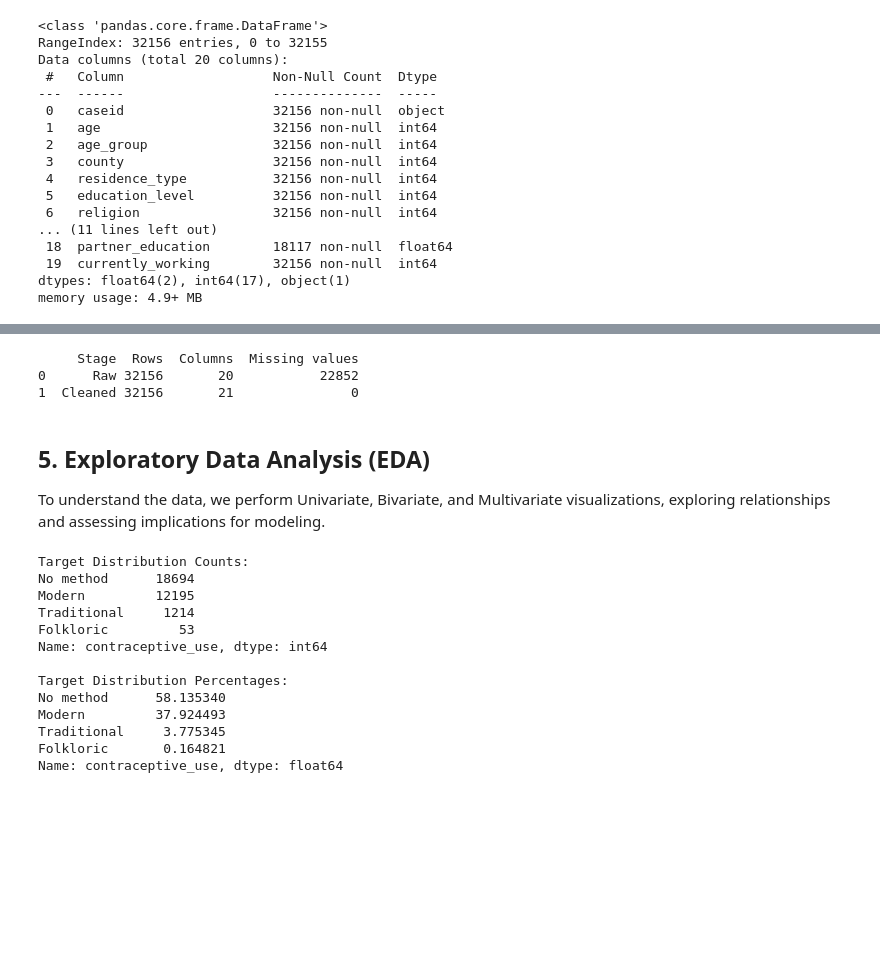
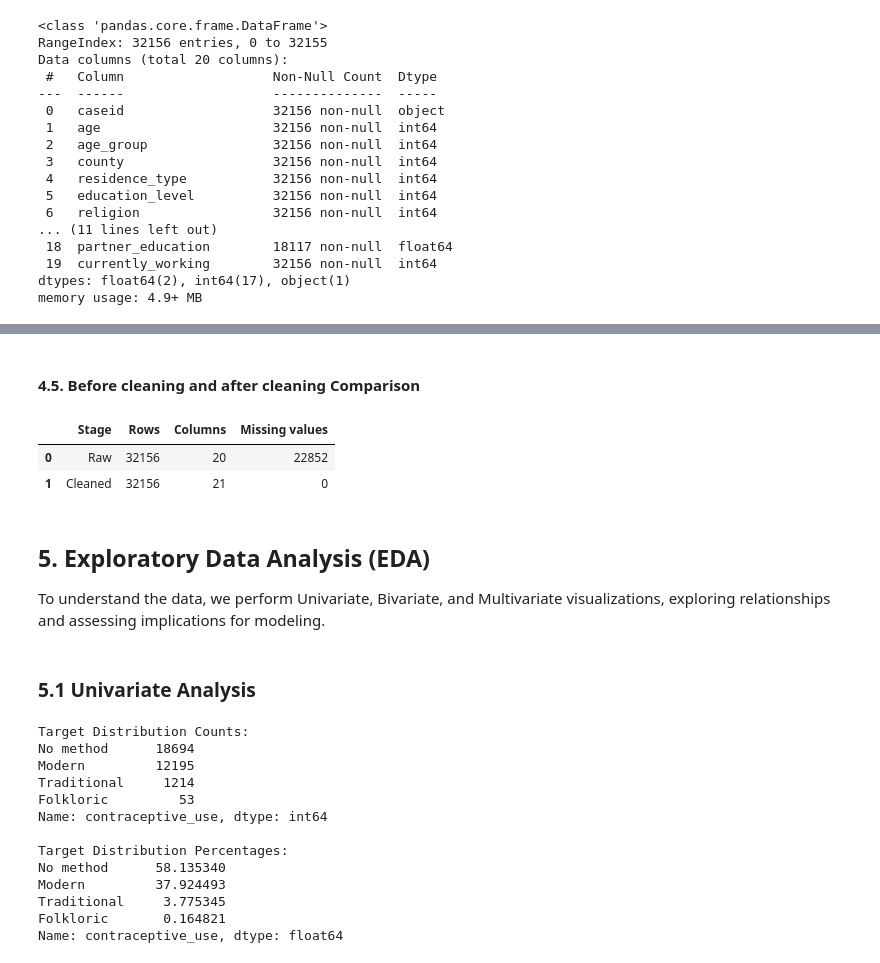
Before and after one commit to symekah1999/Predicting-contraceptive-use-among-women_Capstone-Project-The-Insight-Architects-, a Jupyter notebook: KDHS_2022_Capstone.ipynb, the cells around one changed output, grey strips where cells are left out. Drawn from its saved outputs; the diff is of its cells as text; code cells hidden in the pictures; blank space fills up the shorter version.

Commit message:
Update notebook structure and mapping logic to align with final draft requirements

```diff
--- a/KDHS_2022_Capstone.ipynb
+++ b/KDHS_2022_Capstone.ipynb
@@ -229,6 +260,10 @@ county_map = {1:'Mombasa',2:'Kwale',3:'Kilifi',4:'Tana River',5:'Lamu',6:'Taita
 for col, m in label_maps.items():
     df[col] = df[col].map(m)
 df['county'] = df['county'].map(county_map)
-df['ever_used_contraceptive'] = df['ever_used_contraceptive'].map({0:'Never used', 1:'Used previously', 2:'Currently using'})
 
-print('Categorical codes successfully decoded.')
+# Ever-used (V302A): behavioural pattern variable, decoded for EDA only.
+df['ever_used_contraceptive'] = df['ever_used_contraceptive'].map(
+    {0:'Never used', 1:'Used previously', 2:'Currently using'})
+
+print('Decoded. Example rows:')
+df[['county','education_level','wealth_index','marital_status','contraceptive_use']].head()
@@ -237,12 +282,19 @@ Categorical codes successfully decoded.
 # %%
-# age_first_birth: create flag and fill NaNs
+# --- age_first_birth ---
+# Confirming that every missing value is a woman with no children.
+missing_afb = df['age_first_birth'].isna()
+print('age_first_birth missing:', missing_afb.sum(),
+      '| of those with 0 children:', (df.loc[missing_afb, 'children_ever_born'] == 0).sum())
+
+# Making a yes/no column for "has she ever given birth?", then fill the blank with 0 = "not applicable".
 df['has_given_birth'] = df['age_first_birth'].notna().astype(int)
 df['age_first_birth'] = df['age_first_birth'].fillna(0)
 
-# partner_education: conditional imputation to prevent logical conflicts
-df['partner_education'] = df['partner_education'].map({0: 'No education', 1: 'Primary', 2: 'Secondary', 3: 'Higher'})
-df.loc[(df['partner_education'].isna()) & (df['union_status'] == 'Currently in union'), 'partner_education'] = 'Unknown'
-df['partner_education'] = df['partner_education'].fillna('No partner')
+# --- partner_education ---
+# Turning the codes into labels, and fill the blanks with a clear "No partner" category.
+df['partner_education'] = df['partner_education'].map(
+    {0: 'No education', 1: 'Primary', 2: 'Secondary', 3: 'Higher'}).fillna('No partner')
 
-print('Remaining missing values in dataframe:', int(df.isnull().sum().sum()))
+# Checking: there should now be no missing values left anywhere.
+print('Remaining missing values in full frame:', int(df.isnull().sum().sum()))
 # %% [output]
@@ -250,21 +335,21 @@ Remaining missing values in dataframe: 0
+# %% [markdown]
+#### 4.5. Before cleaning and after cleaning  Comparison
 # %%
-# Post-cleaning assertions
-assert df.isnull().sum().sum() == 0, 'There are still missing values!'
-assert df.shape[0] == 32156, 'Row count changed unexpectedly!'
-
 summary = pd.DataFrame({
     'Stage': ['Raw', 'Cleaned'],
     'Rows': [32156, df.shape[0]],
     'Columns': [20, df.shape[1]],
     'Missing values': [8813+14039, int(df.isnull().sum().sum())],
 })
-print(summary)
+summary
 # %% [output]
-     Stage  Rows  Columns  Missing values
-0      Raw 32156       20           22852
-1  Cleaned 32156       21               0
+|  | Stage | Rows | Columns | Missing values |
+| 0 | Raw | 32156 | 20 | 22852 |
+| 1 | Cleaned | 32156 | 21 | 0 |
 # %% [markdown]
 ## 5. Exploratory Data Analysis (EDA)
 
 To understand the data, we perform Univariate, Bivariate, and Multivariate visualizations, exploring relationships and assessing implications for modeling.
+# %% [markdown]
+### 5.1 Univariate Analysis
 # %%
```
Also changed, not shown: parts of 49 cells of this notebook, 4 other files.
